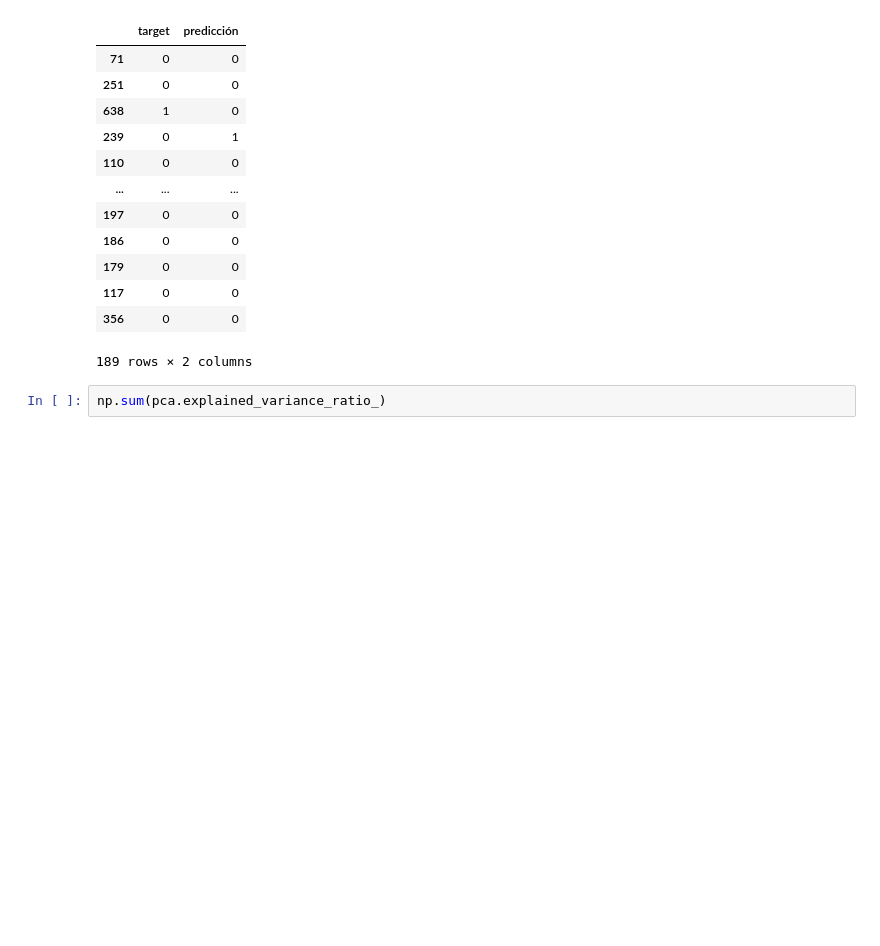
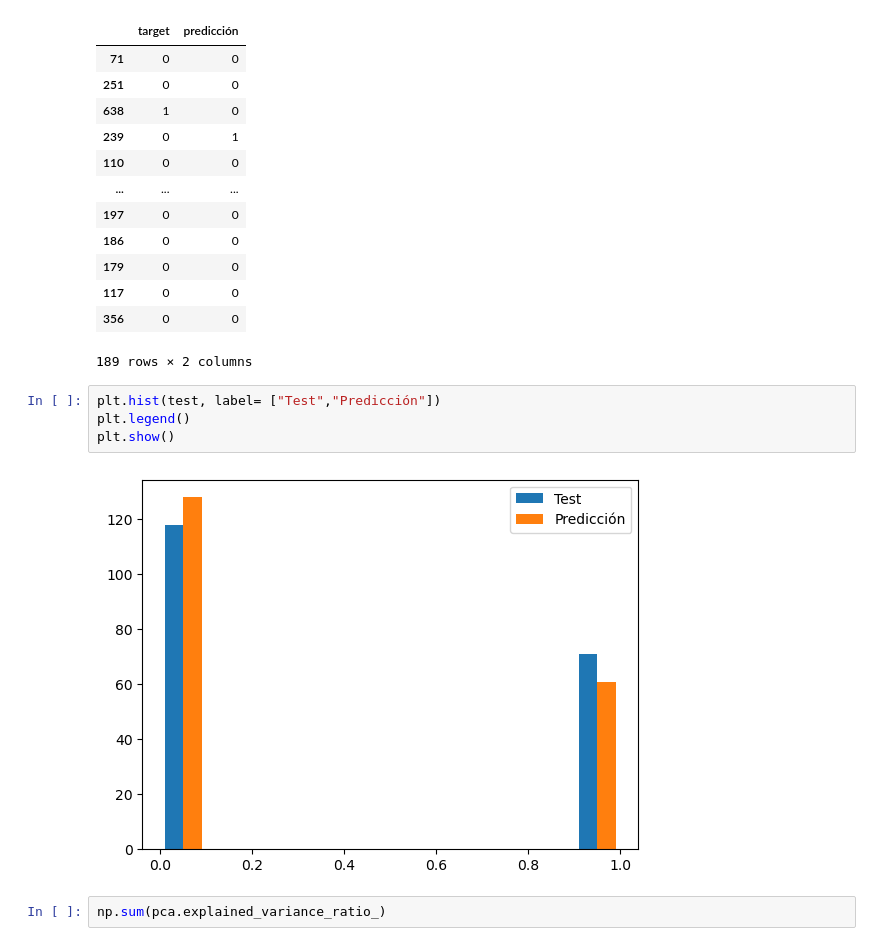
Before and after one commit to duartefrancisco/SLII-ProyectoFinal, a Jupyter notebook: Proyecto.ipynb, the cells around one changed output. Cells and saved outputs as stored; diff of their text form; blank space fills up the shorter version.

```diff
--- a/Proyecto.ipynb
+++ b/Proyecto.ipynb
@@ -757,6 +757,12 @@ test
 | 117 | 0 | 0 |
 | 356 | 0 | 0 |
 189 rows × 2 columns
+# %%
+plt.hist(test, label= ["Test","Predicción"])
+plt.legend()
+plt.show()
+# %% [output]
+[figure, added]
 # %%
 np.sum(pca.explained_variance_ratio_)
 # %% [output]
```
